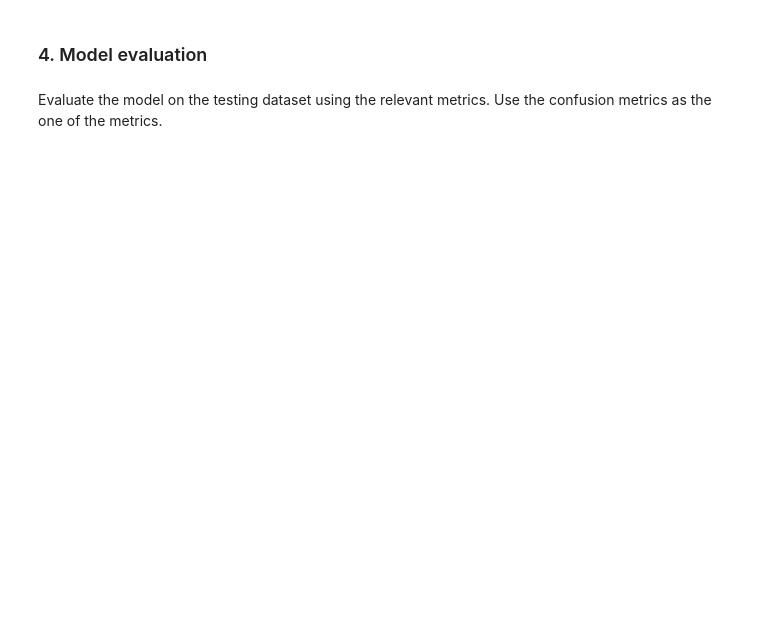
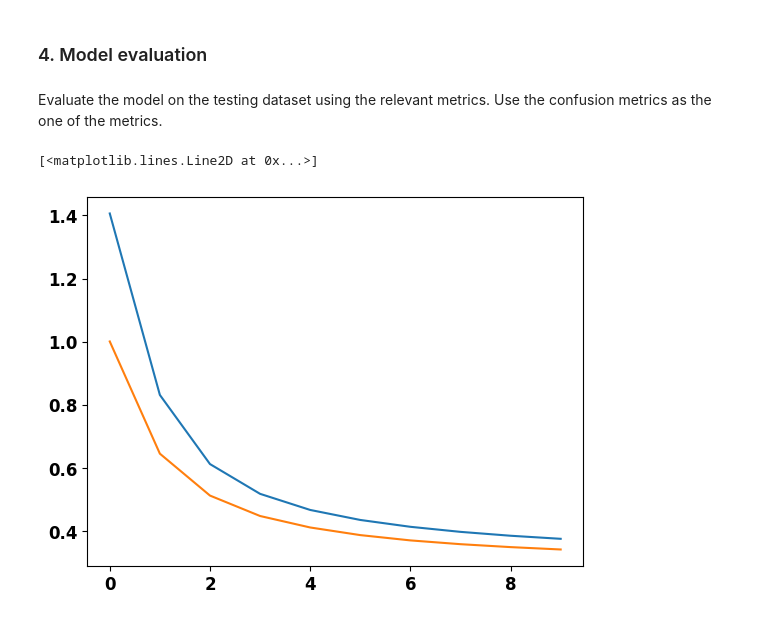
Before and after one commit to MPA-MLF/Exercises, a Jupyter notebook: Lab_K02/Lab_K02.ipynb, the cells around one changed output. Drawn from its saved outputs; the diff is of its cells as text; code cells hidden in the pictures; blank space fills up the shorter version.

```diff
--- a/Lab_K02/Lab_K02.ipynb
+++ b/Lab_K02/Lab_K02.ipynb
@@ -198,11 +232,18 @@ In this section, your task will be to define the model architecture. The intial
 Input_layer -> Convolutional_layer(kernel_size=(3,3), no_channels=32) -> Maxpooling_layer(kernel_size=(2, 2)) -> Flatten_layer -> Dense_layer (num_classes)
 # %% [markdown]
 #### 2.1 Define the model structure
+# %%
+input_shape = (28, 28, 1)
 # %%
 model = Sequential()
 ###################################
 # Write your own code here #
 
+model.add(Input(shape=input_shape))
+model.add(Conv2D(32, kernel_size=(3,3), activation='relu'))
+model.add(MaxPooling2D(2))
+model.add(Flatten())
+model.add(Dense(10, activation='softmax'))
 
 
 ###################################
@@ -211,14 +252,13 @@ model = Sequential()
 # %% [markdown]
 Build the model, use the relevant metrics, optimizer and loss function. While choosing the metrics and loss function, consider fact that we are are trying to solve the multiclass classification problem
 # %%
-loss = None
-optimizer = None
-metrics = None
-learning_rate = 0.0
+
 
 ###################################
 # Write your own code here #
 
+optimizer = SGD(learning_rate = 0.001)
+model.compile(loss='categorical_crossentropy', optimizer=optimizer, metrics=['accuracy'])
 
 
 ###################################
@@ -233,6 +292,7 @@ train your model, define the relevant hyperparameters (no. epochs, batch_size),
 ###################################
 # Write your own code here #
 
+history = model.fit(X_train_scaled, y_train_encoded, epochs=10, batch_size=64, validation_split = 0.2)
 
 
 ###################################
@@ -254,7 +341,12 @@ Evaluate the model on the testing dataset using the relevant metrics. Use the co
 # %%
 ###################################
 # Write your own code here #
-
+plt.figure()
+plt.plot(history.history['loss'])
+plt.plot(history.history['val_loss'])
 
 
 ###################################
+# %% [output]
+[<matplotlib.lines.Line2D at 0x...>]
+[figure, added]
```
Also changed, not shown: parts of 15 cells of this notebook.
